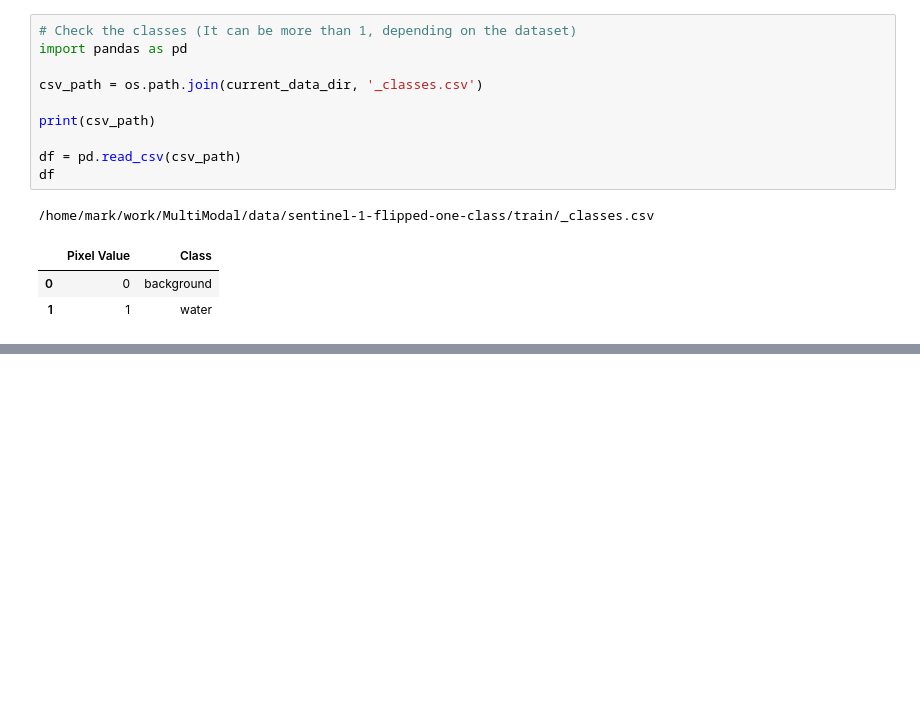
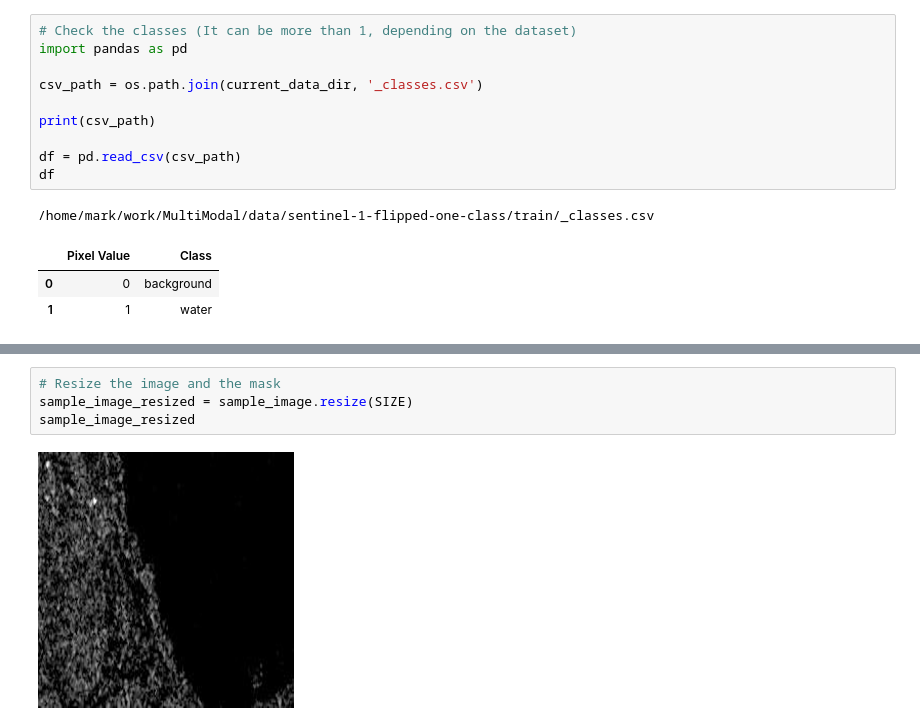
Before and after one commit to pkyeager/multi-modal, a Jupyter notebook: SAM-transfer-learning-advanced.ipynb, the cells around one changed output, grey strips where cells are left out. Saved outputs shown, nothing was run; the diff lists cells and outputs as text; blank space fills up the shorter version.

```diff
--- a/SAM-transfer-learning-advanced.ipynb
+++ b/SAM-transfer-learning-advanced.ipynb
@@ -81,0 +111,6 @@ sample_image.show()
+# %%
+# Resize the image and the mask
+sample_image_resized = sample_image.resize(SIZE)
+sample_image_resized
+# %% [output]
+[figure, added]
```
Also changed, not shown: parts of 24 cells of this notebook.
